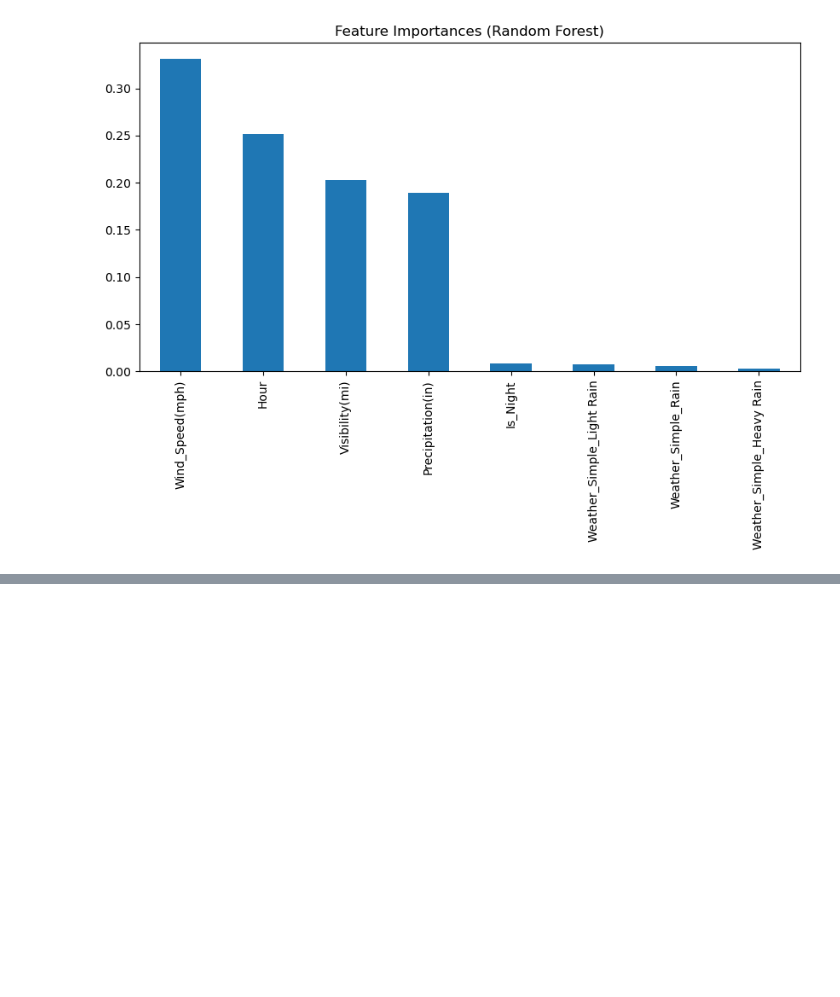
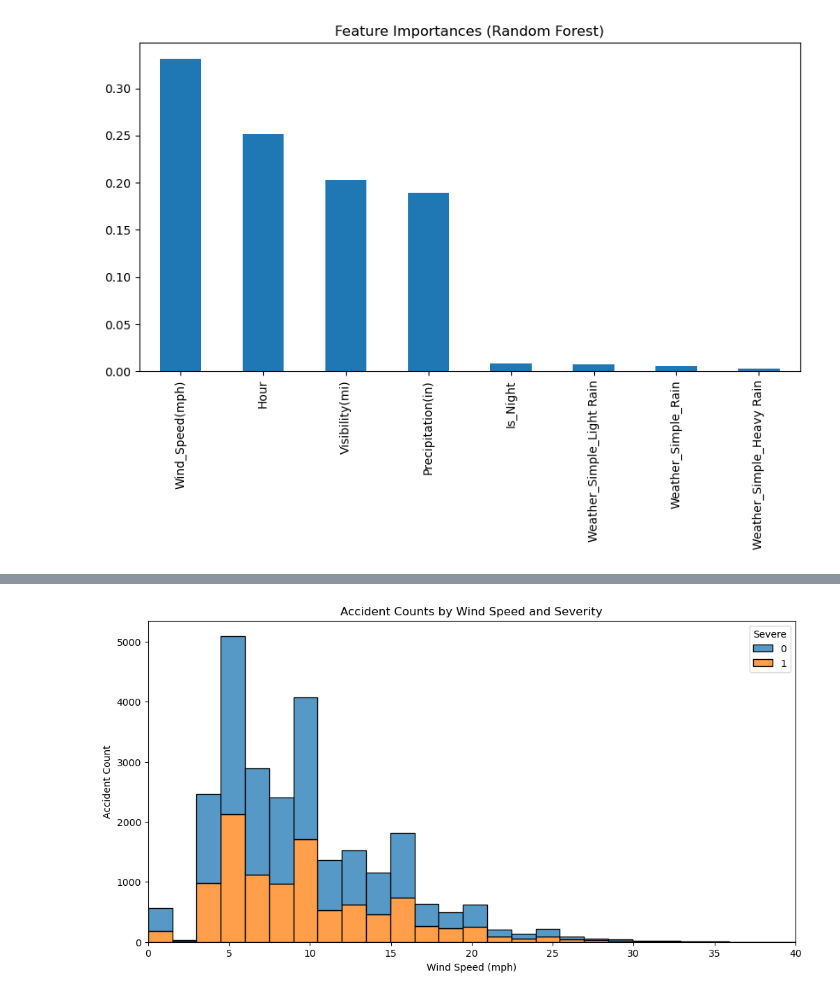
Before and after one commit to adriankUSA/portfolio, a Jupyter notebook: us_crashes_ml/us_accidents.ipynb, the cells around one changed output, grey strips where cells are left out. Saved outputs shown, nothing was run; the diff lists cells and outputs as text; code cells hidden in the pictures; blank space fills up the shorter version.

```diff
--- a/us_crashes_ml/us_accidents.ipynb
+++ b/us_crashes_ml/us_accidents.ipynb
@@ -934,0 +1030,16 @@ Alas, I was correct. We slightly improved our
+# %%
+plt.figure(figsize=(12,6))
+sns.histplot(
+    data=us_accidents,
+    x="Wind_Speed(mph)",
+    hue="Severe",
+    bins=30,
+    multiple="stack"
+)
+plt.xlim(0, 40)
+plt.title("Accident Counts by Wind Speed and Severity")
+plt.xlabel("Wind Speed (mph)")
+plt.ylabel("Accident Count")
+plt.show()
+# %% [output]
+[figure, added]
```
Also changed, not shown: parts of 15 cells of this notebook, 2 other files.
